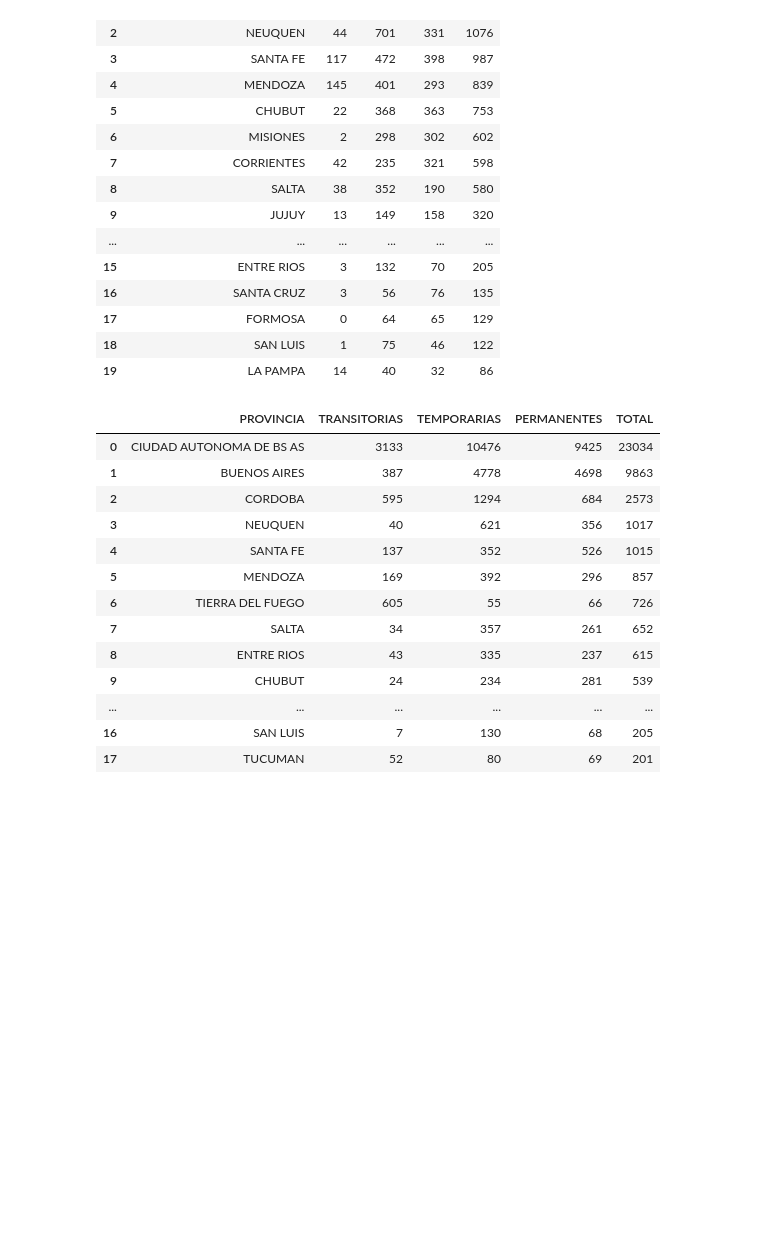
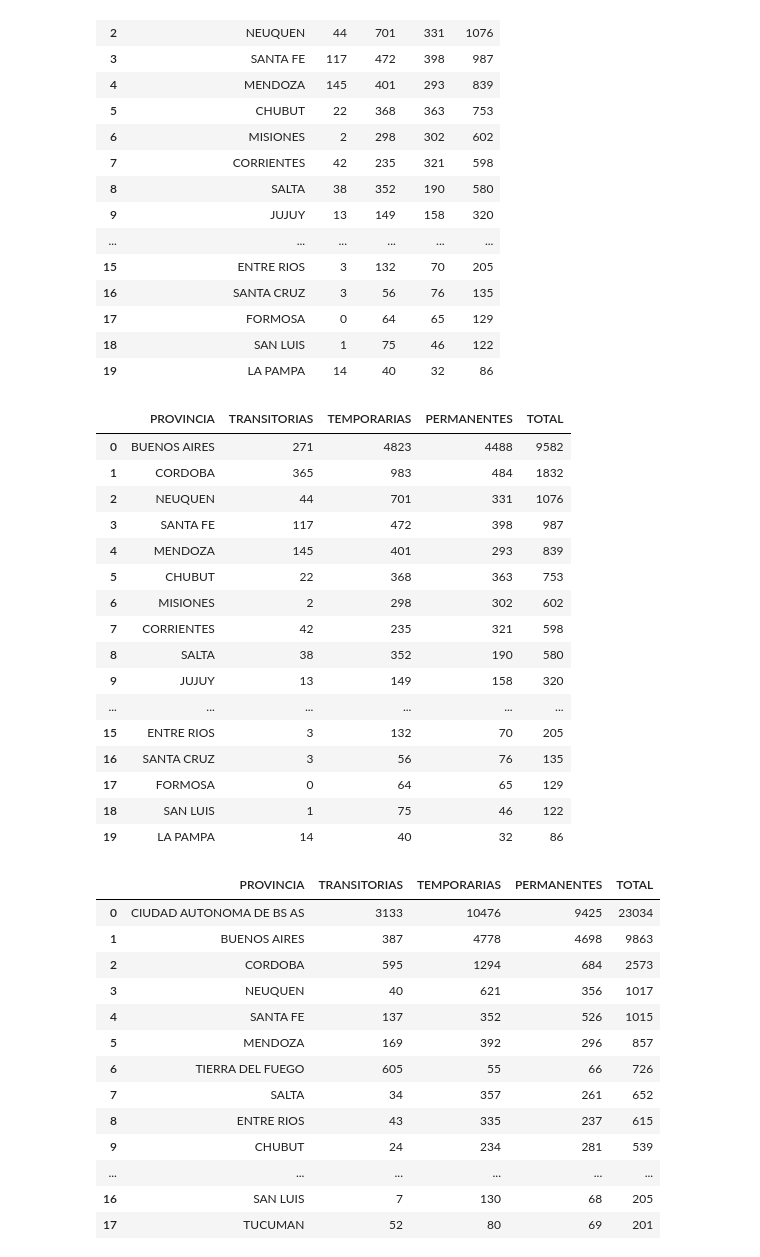
Before and after one commit to DATASCIENTISTSHENRY/PF_DataScience_Migraciones, a Jupyter notebook: EDA_ETL/ETL_EDA_Kpi_Amba.ipynb, the cells around one changed output. Cells and saved outputs as stored; diff of their text form; code cells hidden in the pictures; blank space fills up the shorter version.

```diff
--- a/EDA_ETL/ETL_EDA_Kpi_Amba.ipynb
+++ b/EDA_ETL/ETL_EDA_Kpi_Amba.ipynb
@@ -265,6 +242,27 @@ df_residencias32019
 | 17 | FORMOSA | 0 | 64 | 65 | 129 |
 | 18 | SAN LUIS | 1 | 75 | 46 | 122 |
 | 19 | LA PAMPA | 14 | 40 | 32 | 86 |
+# %%
+df_residencias32019.columns =['PROVINCIA', 'TRANSITORIAS', 'TEMPORARIAS', 'PERMANENTES', 'TOTAL']
+df_residencias32019
+# %% [output]
+|  | PROVINCIA | TRANSITORIAS | TEMPORARIAS | PERMANENTES | TOTAL |
+| 0 | BUENOS AIRES | 271 | 4823 | 4488 | 9582 |
+| 1 | CORDOBA | 365 | 983 | 484 | 1832 |
+| 2 | NEUQUEN | 44 | 701 | 331 | 1076 |
+| 3 | SANTA FE | 117 | 472 | 398 | 987 |
+| 4 | MENDOZA | 145 | 401 | 293 | 839 |
+| 5 | CHUBUT | 22 | 368 | 363 | 753 |
+| 6 | MISIONES | 2 | 298 | 302 | 602 |
+| 7 | CORRIENTES | 42 | 235 | 321 | 598 |
+| 8 | SALTA | 38 | 352 | 190 | 580 |
+| 9 | JUJUY | 13 | 149 | 158 | 320 |
+| ... | ... | ... | ... | ... | ... |
+| 15 | ENTRE RIOS | 3 | 132 | 70 | 205 |
+| 16 | SANTA CRUZ | 3 | 56 | 76 | 135 |
+| 17 | FORMOSA | 0 | 64 | 65 | 129 |
+| 18 | SAN LUIS | 1 | 75 | 46 | 122 |
+| 19 | LA PAMPA | 14 | 40 | 32 | 86 |
 # %%
 df_residencias42019=pd.read_csv("../Datasets/KPI_inmigrantes_AMBA/residencias-otorgadas---4-trimestre---ano-2019.csv")
 df_residencias42019
```
Also changed, not shown: parts of 37 cells of this notebook, 16 other files.
